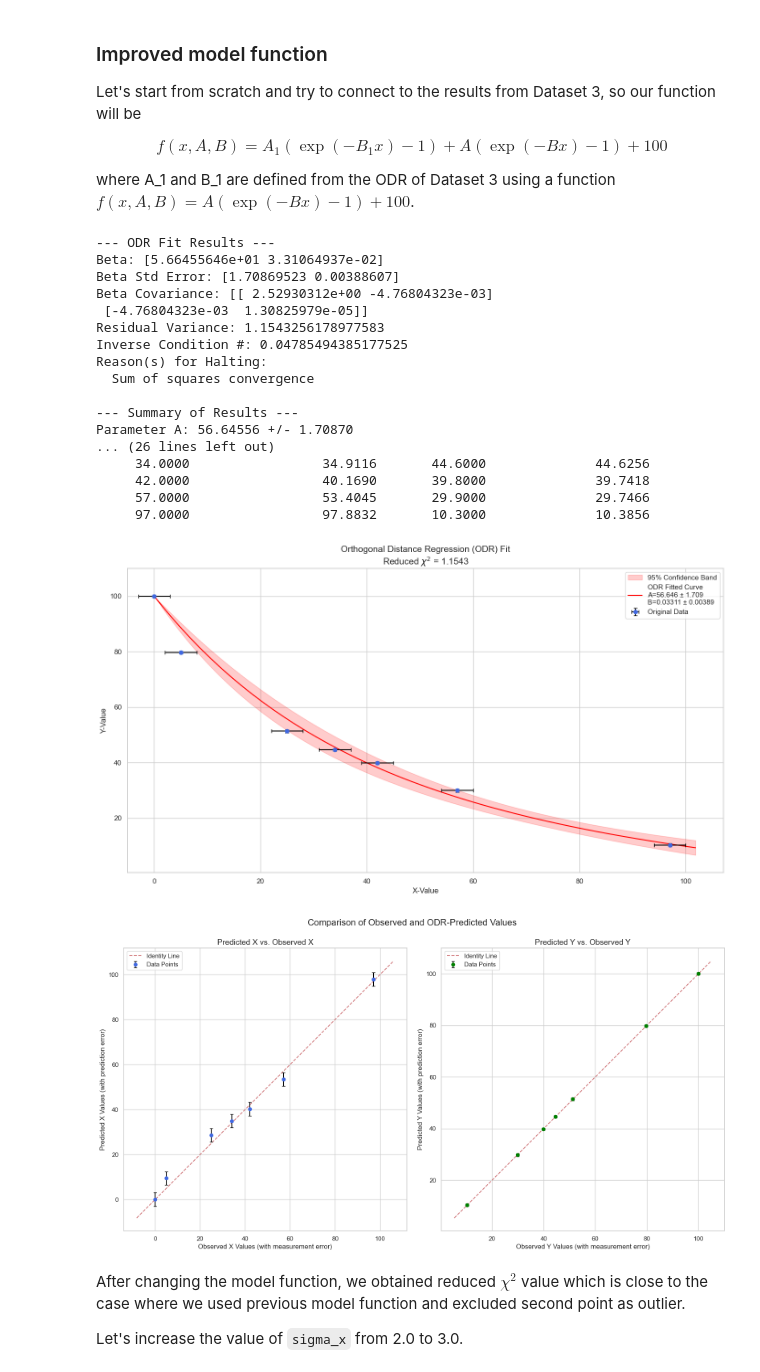
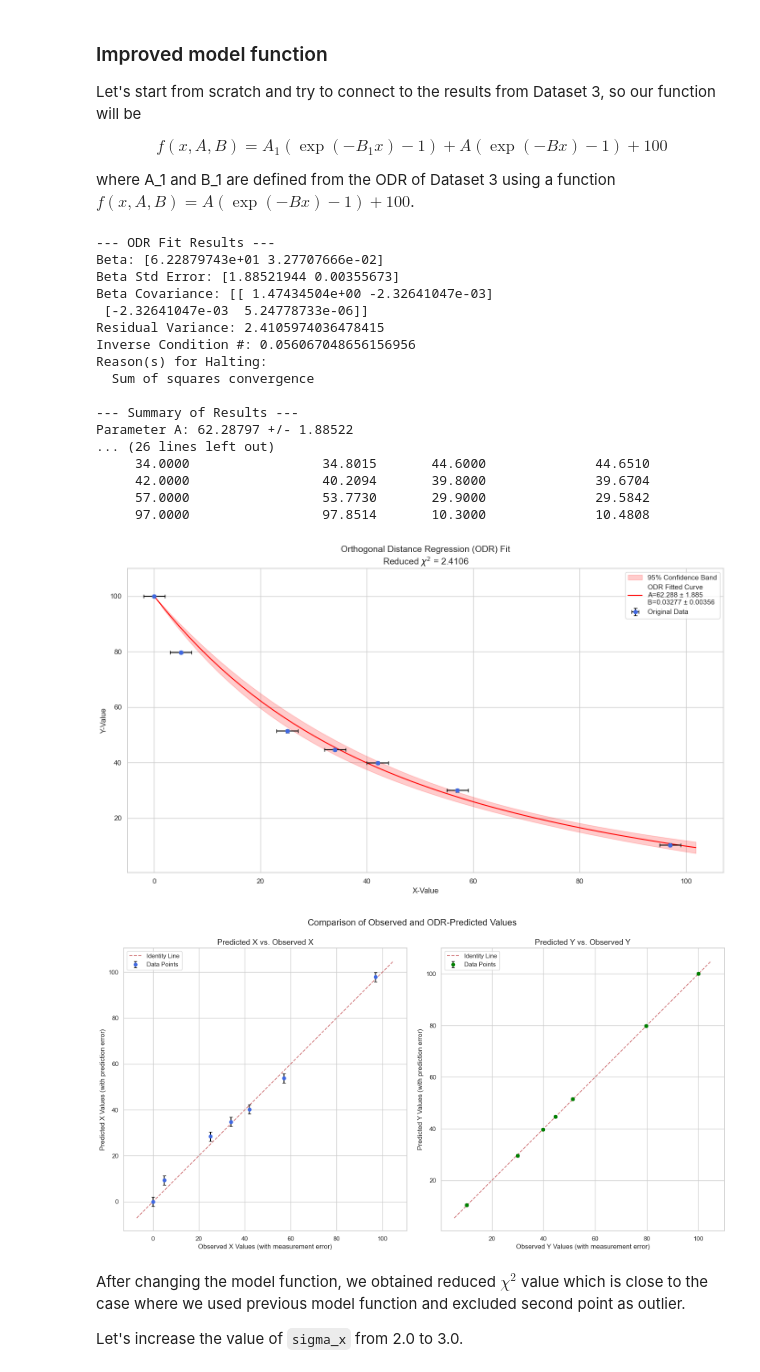
Before and after one commit to Yakovliev/quantopia, a Jupyter notebook: _sources/math/odr-code.ipynb, the cells around one changed output. Saved outputs shown, nothing was run; the diff lists cells and outputs as text; code cells hidden in the pictures.

```diff
--- a/_sources/math/odr-code.ipynb
+++ b/_sources/math/odr-code.ipynb
@@ -763,46 +763,46 @@ def model_function(beta, x):
     # B_1 = 0.00991 # obtained from Dataset 3 with sigma_x = 3.0, sigma_y = 0.5
 
     A, B = beta
 
     return A_1 * (np.exp(-B_1 * x) - 1) + A * (np.exp(-B * x) - 1) + 100
 
 # Dataset 1
 x = np.array([0, 5, 25, 34, 42, 57, 97])
 y_obs = np.array([100, 79.7, 51.3, 44.6, 39.8, 29.9, 10.3])
 sigma_y = np.full_like(y_obs, 0.5, dtype=float)
-sigma_x = np.full_like(x, 3.0, dtype=float)
+sigma_x = np.full_like(x, 2.0, dtype=float)
 initial_guess = [50, 0.01]
 
 # Analyze the curve fit and get results using ODR
 odr_results = analyze_odr(x, y_obs, sigma_x, sigma_y, model_function, initial_guess)
 
 # Print the metrics
 print_metrics(odr_results)
 
 # Draw the curve fit plot
 draw_curve_fit(odr_results, model_function)
 
 # Plot predicted vs observed values
 plot_predicted_vs_observed(odr_results, show_errors=True)
 # %% [output]
 --- ODR Fit Results ---
-Beta: [5.66455646e+01 3.31064937e-02]
-Beta Std Error: [1.70869523 0.00388607]
-Beta Covariance: [[ 2.52930312e+00 -4.76804323e-03]
- [-4.76804323e-03  1.30825979e-05]]
-Residual Variance: 1.1543256178977583
-Inverse Condition #: 0.04785494385177525
+Beta: [6.22879743e+01 3.27707666e-02]
+Beta Std Error: [1.88521944 0.00355673]
+Beta Covariance: [[ 1.47434504e+00 -2.32641047e-03]
+ [-2.32641047e-03  5.24778733e-06]]
+Residual Variance: 2.4105974036478415
+Inverse Condition #: 0.056067048656156956
 Reason(s) for Halting:
   Sum of squares convergence
 
 --- Summary of Results ---
-Parameter A: 56.64556 +/- 1.70870
+Parameter A: 62.28797 +/- 1.88522
 ... (26 lines left out)
-     34.0000                 34.9116       44.6000              44.6256
-     42.0000                 40.1690       39.8000              39.7418
-     57.0000                 53.4045       29.9000              29.7466
-     97.0000                 97.8832       10.3000              10.3856
+     34.0000                 34.8015       44.6000              44.6510
+     42.0000                 40.2094       39.8000              39.6704
+     57.0000                 53.7730       29.9000              29.5842
+     97.0000                 97.8514       10.3000              10.4808
-[figure, old version]
+[figure, new version]
 [figure]
 # %% [markdown]
 After changing the model function, we obtained reduced $\chi^2$ value which is close to the case where we used previous model function and excluded second point as outlier.
```
Also changed, not shown: parts of 4 cells of this notebook, 5 other files.
